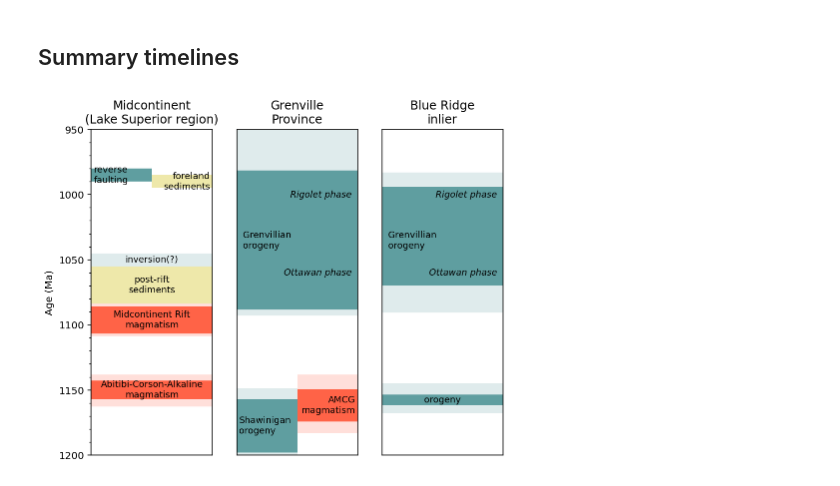
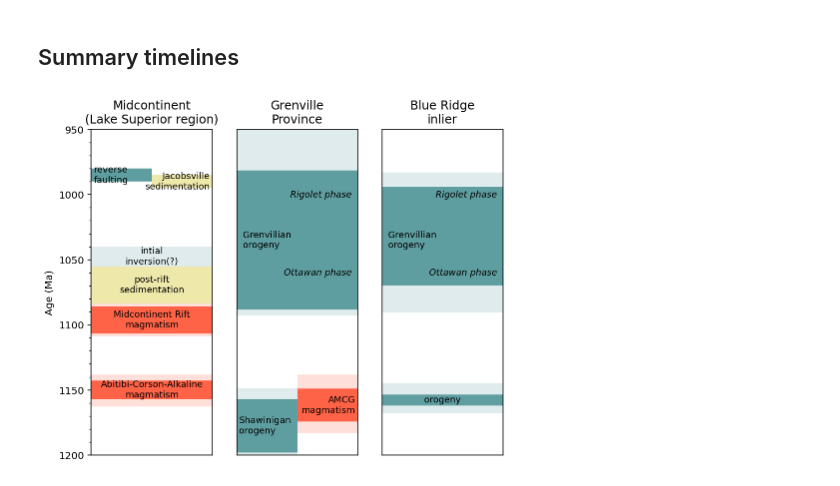
Before and after one commit to Swanson-Hysell/Mesoproterozoic_Turning_Point, a Jupyter notebook: geochronology/Mesoprot_geochron.ipynb, the cells around one changed output. Drawn from its saved outputs; the diff is of its cells as text; code cells hidden in the pictures.

Commit message:
geochron compilation figure updates

```diff
--- a/geochronology/Mesoprot_geochron.ipynb
+++ b/geochronology/Mesoprot_geochron.ipynb
@@ -696,11 +717,11 @@ plt.text(0.5,(MCR_max+MCR_min)/2,'Midcontinent Rift\nmagmatism',horizontalalignm
 
 Oronto_rect = matplotlib.patches.Rectangle((0, 1055),1, MCR_min_median-1055, facecolor='palegoldenrod', edgecolor='none')
 ax0.add_patch(Oronto_rect)
-plt.text(0.5,(MCR_min_median+1055)/2,'post-rift\nsediments',horizontalalignment='center',verticalalignment='center',fontsize=9)
+plt.text(0.5,(MCR_min_median+1055)/2,'post-rift\nsedimentation',horizontalalignment='center',verticalalignment='center',fontsize=9)
 
-Montreal_River_rect = matplotlib.patches.Rectangle((0, 1045),1, 10,facecolor='cadetblue',edgecolor='none', alpha=0.2)
+Montreal_River_rect = matplotlib.patches.Rectangle((0, 1040),1, 15,facecolor='cadetblue',edgecolor='none', alpha=0.2)
 ax0.add_patch(Montreal_River_rect)
-plt.text(0.5,(1045+1055)/2,'inversion(?)',horizontalalignment='center',verticalalignment='center',fontsize=9)
+plt.text(0.5,(1040+1055)/2,'intial\ninversion(?)',horizontalalignment='center',verticalalignment='center',fontsize=9)
 
 Kewee_Fault_rect = matplotlib.patches.Rectangle((0, 980),0.5, 10, facecolor='cadetblue',edgecolor='none',)
 ax0.add_patch(Kewee_Fault_rect)
@@ -708,7 +729,7 @@ plt.text(0.02,985,'reverse\nfaulting',horizontalalignment='left',verticalalignme
 
 Jacobsville_rect = matplotlib.patches.Rectangle((0.5, 985),0.5, 10, facecolor='palegoldenrod',edgecolor='none',)
 ax0.add_patch(Jacobsville_rect)
-plt.text(0.98,990,'foreland\nsediments',horizontalalignment='right',verticalalignment='center',fontsize=9)
+plt.text(0.98,990,'Jacobsville\nsedimentation',horizontalalignment='right',verticalalignment='center',fontsize=9)
 
 plt.ylim(1200,950)
 plt.gca().set_xticks([])
@@ -760,31 +781,31 @@ Blue_Ridge_Grenville_median_rect = matplotlib.patches.Rectangle((-1, Blue_Ridge_
                                                                 facecolor='cadetblue',edgecolor='none', alpha=0.2)
 ax2.add_patch(Blue_Ridge_Grenville_median_rect)
 
 Blue_Ridge_Grenville_rect = matplotlib.patches.Rectangle((-1, Blue_Ridge_Gren_max),2, Blue_Ridge_Gren_min-Blue_Ridge_Gren_max, facecolor='cadetblue',edgecolor='none')
 ax2.add_patch(Blue_Ridge_Grenville_rect)
 
 plt.text(0.05,(Grenville_Gren_max+Grenville_Gren_min)/2,'Grenvillian\norogeny',horizontalalignment='left',verticalalignment='center',fontsize=9)
 plt.text(0.95,1060,'Ottawan phase',horizontalalignment='right',verticalalignment='center',style='italic',fontsize=9)
 plt.text(0.95,1000,'Rigolet phase',horizontalalignment='right',verticalalignment='center',style='italic',fontsize=9)
 
 plt.ylim(1200,950)
 plt.gca().set_yticks([])
 plt.gca().set_ylabel('')
 plt.gca().set_xticks([])
 
 # ax3 = fig.add_subplot(spec[3])
 # ax3.title.set_text('Texas')
 
 # Blue_Ridge_Shaw_median_rect = matplotlib.patches.Rectangle((-1, Blue_Ridge_Shaw_max_median),2, Blue_Ridge_Shaw_min_median-Blue_Ridge_Shaw_max_median, color='cadetblue', alpha=0.2)
 # ax3.add_patch(Blue_Ridge_Shaw_median_rect)
 
 # plt.ylim(1200,950)
 # plt.gca().set_yticks([])
 # plt.gca().set_ylabel('')
 # plt.gca().set_xticks([])
 
 
 plt.savefig('timeline_figure.pdf')
 plt.show()
 # %% [output]
-[figure, old version]
+[figure, new version]
```
Also changed, not shown: parts of 12 cells of this notebook, 14 other files.
